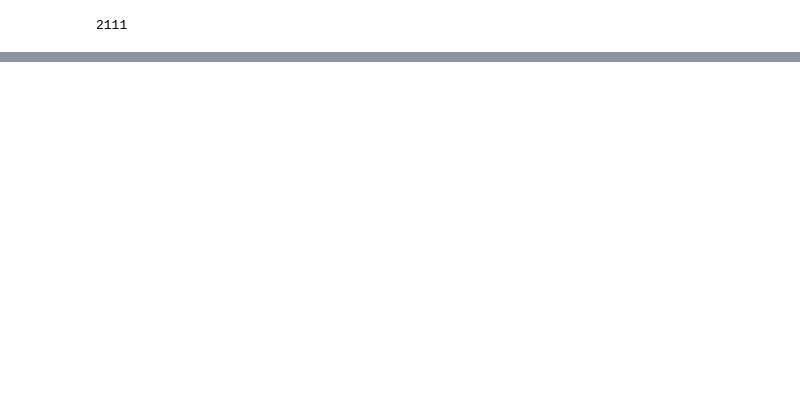
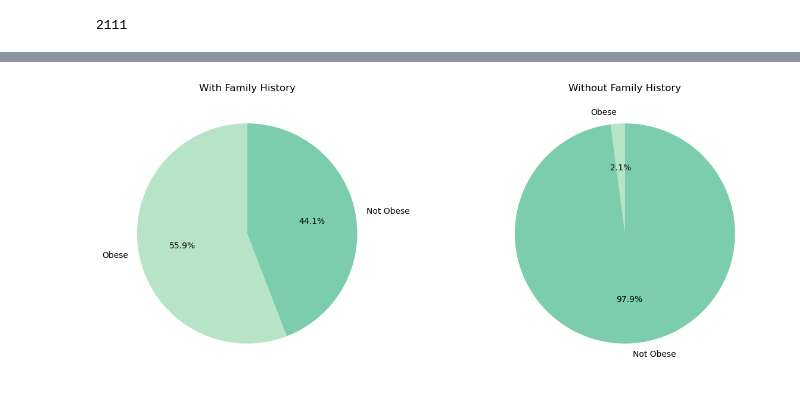
Before and after one commit to omeysi1/project1, a Jupyter notebook: project.ipynb, the cells around one changed output, grey strips where cells are left out. Cells and saved outputs as stored; diff of their text form; code cells hidden in the pictures; blank space fills up the shorter version.

```diff
--- a/project.ipynb
+++ b/project.ipynb
@@ -84,0 +157,30 @@ plt.show()
+# %%
+# Count the occurrences of each category in the 'NObeyesdad' column for with_family_history
+obesity_counts_with = with_family_history['NObeyesdad'].value_counts()
+
+# Count the occurrences of each category in the 'NObeyesdad' column for without_family_history
+obesity_counts_without = without_family_history['NObeyesdad'].value_counts()
+
+# Map the counts to 'Obese' and 'Not Obese' labels
+labels = ['Obese', 'Not Obese']
+
+# Prepare data for the first pie chart (with family history)
+sizes_with = [obesity_counts_with.get(1, 0), obesity_counts_with.get(0, 0)]
+
+# Prepare data for the second pie chart (without family history)
+sizes_without = [obesity_counts_without.get(1, 0), obesity_counts_without.get(0, 0)]
+
+# Create subplots with 1 row and 2 columns
+fig, ax = plt.subplots(nrows=1, ncols=2, figsize=(15, 6))
+
+# Plot first pie chart (with family history)
+ax[0].pie(sizes_with, labels=labels, autopct='%1.1f%%', colors= colors, startangle=90)
+ax[0].set_title('With Family History')
+
+# Plot second pie chart (without family history)
+ax[1].pie(sizes_without, labels=labels, autopct='%1.1f%%', colors=colors, startangle=90)
+ax[1].set_title('Without Family History')
+
+plt.show()
+# %% [output]
+[figure, added]
```
Also changed, not shown: parts of 14 cells of this notebook.
